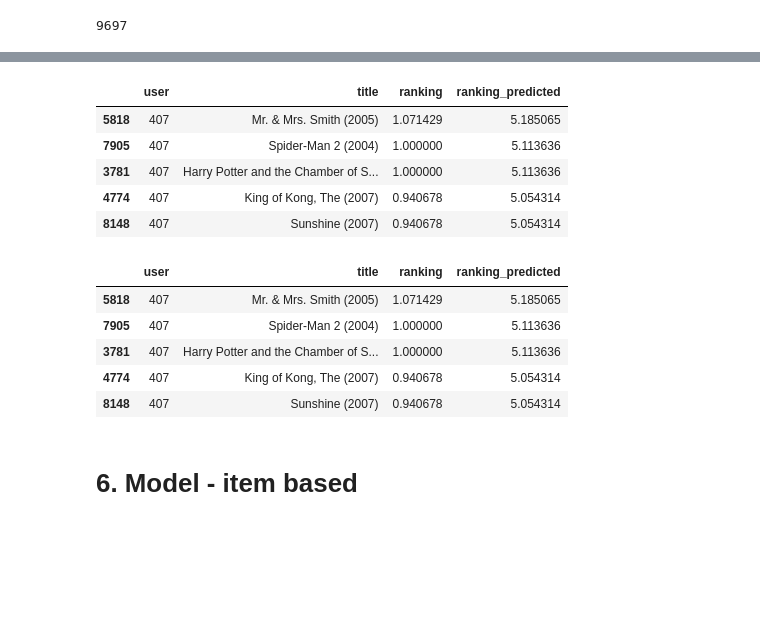
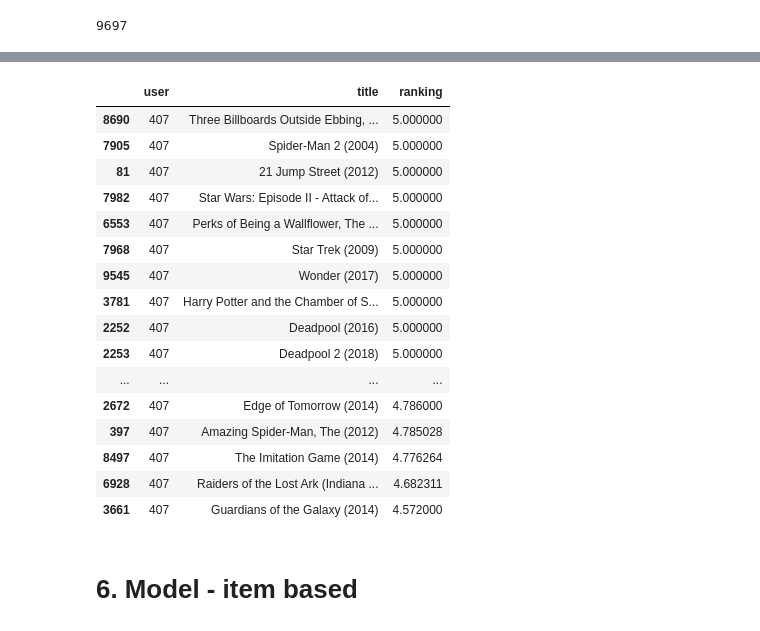
Before and after one commit to peerapat-t/Hybrid-book-recommendation-system, a Jupyter notebook: book recommendation.ipynb, the cells around one changed output, grey strips where cells are left out. Drawn from its saved outputs; the diff is of its cells as text; code cells hidden in the pictures; blank space fills up the shorter version.

```diff
--- a/book recommendation.ipynb
+++ b/book recommendation.ipynb
@@ -502,7 +420,7 @@ Name: 407, dtype: float64
 # %% [markdown]
 unwatched movie
 # %%
-picked_userid_unwatched = user_item_metrix_norm.T[picked_userid][user_item_metrix_norm.T[picked_userid].isna()]
+picked_userid_unwatched = user_item_metrix.T[picked_userid][user_item_metrix.T[picked_userid].isna()]
 # %%
 picked_userid_unwatched
 # %% [output]
@@ -530,7 +448,7 @@ len(picked_userid_unwatched.index.tolist())
 # %% [output]
 9697
 # %%
-similar_user_movies = user_item_metrix_norm.loc[similar_users.index.tolist()][picked_userid_unwatched.index.tolist()]
+similar_user_movies = user_item_metrix.loc[similar_users.index.tolist()][picked_userid_unwatched.index.tolist()]
 # %%
 similar_user_movies
 # %% [output]
@@ -557,15 +474,12 @@ for i in similar_user_movies.columns:
     sum_value_weight = 0
     sum_weight = 0
     movie_rating = similar_user_movies[i]
+
     for u in similar_users.index:
-        if pd.isna(movie_rating[u]) == False:
-
-            if similar_users[u] < 0:
-                item_score = 0
-            else:
-                score = similar_users[u] * movie_rating[u]
-                sum_value_weight += score
-                sum_weight += similar_users[u]
+        if (pd.isna(movie_rating[u]) == False) & (pd.isna(similar_users[u]) == False):
+            score = similar_users[u] * movie_rating[u]
+            sum_value_weight += score
+            sum_weight += similar_users[u]
 
     if sum_weight == 0:
         item_score = 0
@@ -574,32 +488,32 @@ for i in similar_user_movies.columns:
 
     item_list.append(i)
     item_score_list.append(item_score)
-    item_score_predicted_list.append(item_score + avg_rating_by_userId_sorted[picked_userid])
 # %%
 df_user_base_predict = pd.DataFrame({
     'user': [picked_userid]*len(item_list),
     'title': item_list,
     'ranking': item_score_list,
-    'ranking_predicted':item_score_predicted_list
 })
 # %%
-df_user_base_predict.sort_values(by='ranking', ascending=False).head(5)
+df_user_base_predict.sort_values(by='ranking', ascending=False).head(20)
 # %% [output]
-|  | user | title | ranking | ranking_predicted |
-| 5818 | 407 | Mr. & Mrs. Smith (2005) | 1.071429 | 5.185065 |
-| 7905 | 407 | Spider-Man 2 (2004) | 1.000000 | 5.113636 |
-| 3781 | 407 | Harry Potter and the Chamber of S... | 1.000000 | 5.113636 |
-| 4774 | 407 | King of Kong, The (2007) | 0.940678 | 5.054314 |
-| 8148 | 407 | Sunshine (2007) | 0.940678 | 5.054314 |
+|  | user | title | ranking |
+| 8690 | 407 | Three Billboards Outside Ebbing, ... | 5.000000 |
+| 7905 | 407 | Spider-Man 2 (2004) | 5.000000 |
+| 81 | 407 | 21 Jump Street (2012) | 5.000000 |
+| 7982 | 407 | Star Wars: Episode II - Attack of... | 5.000000 |
+| 6553 | 407 | Perks of Being a Wallflower, The ... | 5.000000 |
+| 7968 | 407 | Star Trek (2009) | 5.000000 |
+| 9545 | 407 | Wonder (2017) | 5.000000 |
+| 3781 | 407 | Harry Potter and the Chamber of S... | 5.000000 |
+| 2252 | 407 | Deadpool (2016) | 5.000000 |
+| 2253 | 407 | Deadpool 2 (2018) | 5.000000 |
+| ... | ... | ... | ... |
+| 2672 | 407 | Edge of Tomorrow (2014) | 4.786000 |
+| 397 | 407 | Amazing Spider-Man, The (2012) | 4.785028 |
+| 8497 | 407 | The Imitation Game (2014) | 4.776264 |
+| 6928 | 407 | Raiders of the Lost Ark (Indiana ... | 4.682311 |
+| 3661 | 407 | Guardians of the Galaxy (2014) | 4.572000 |
-# %%
-df_user_base_predict.sort_values(by='ranking_predicted', ascending=False).head(5)
-# %% [output]
-|  | user | title | ranking | ranking_predicted |
-| 5818 | 407 | Mr. & Mrs. Smith (2005) | 1.071429 | 5.185065 |
-| 7905 | 407 | Spider-Man 2 (2004) | 1.000000 | 5.113636 |
-| 3781 | 407 | Harry Potter and the Chamber of S... | 1.000000 | 5.113636 |
-| 4774 | 407 | King of Kong, The (2007) | 0.940678 | 5.054314 |
-| 8148 | 407 | Sunshine (2007) | 0.940678 | 5.054314 |
 # %% [markdown]
 # 6. Model - item based
 # %% [markdown]
```
Also changed, not shown: parts of 53 cells of this notebook.
